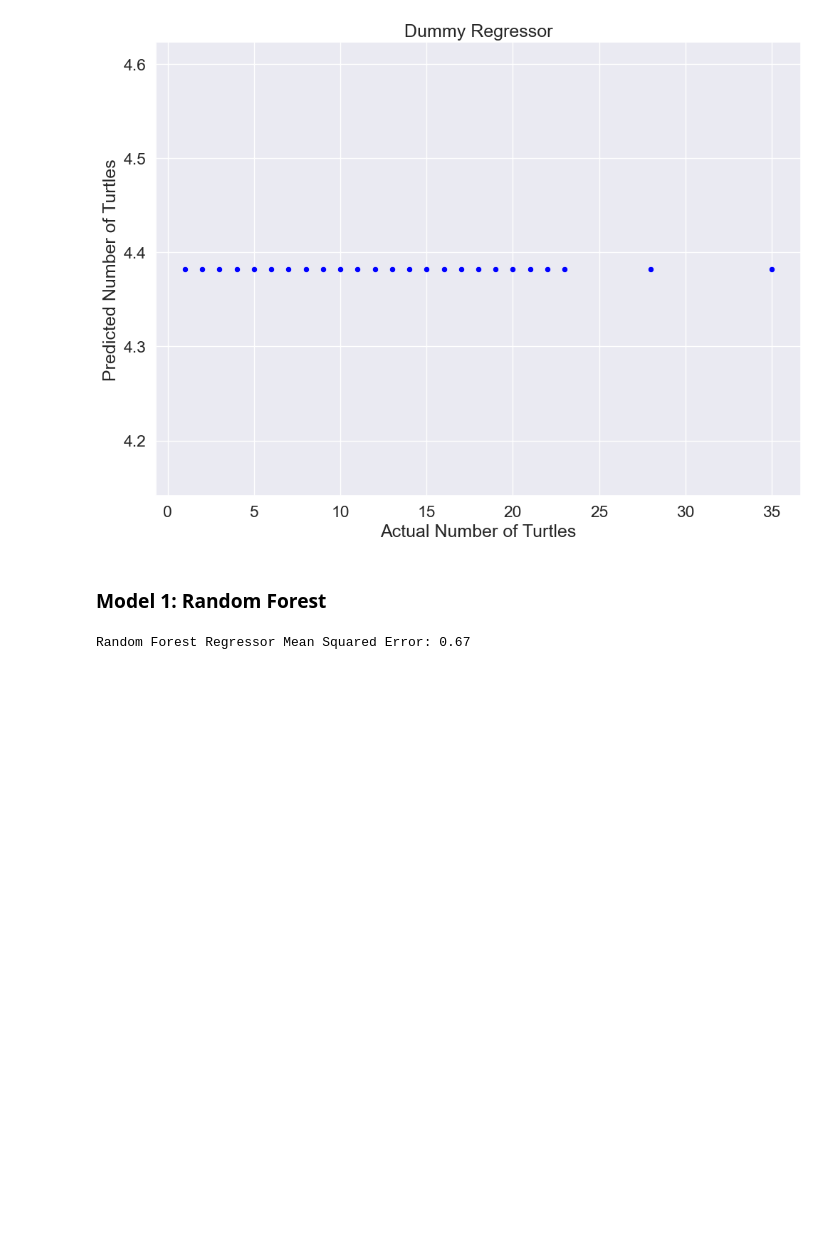
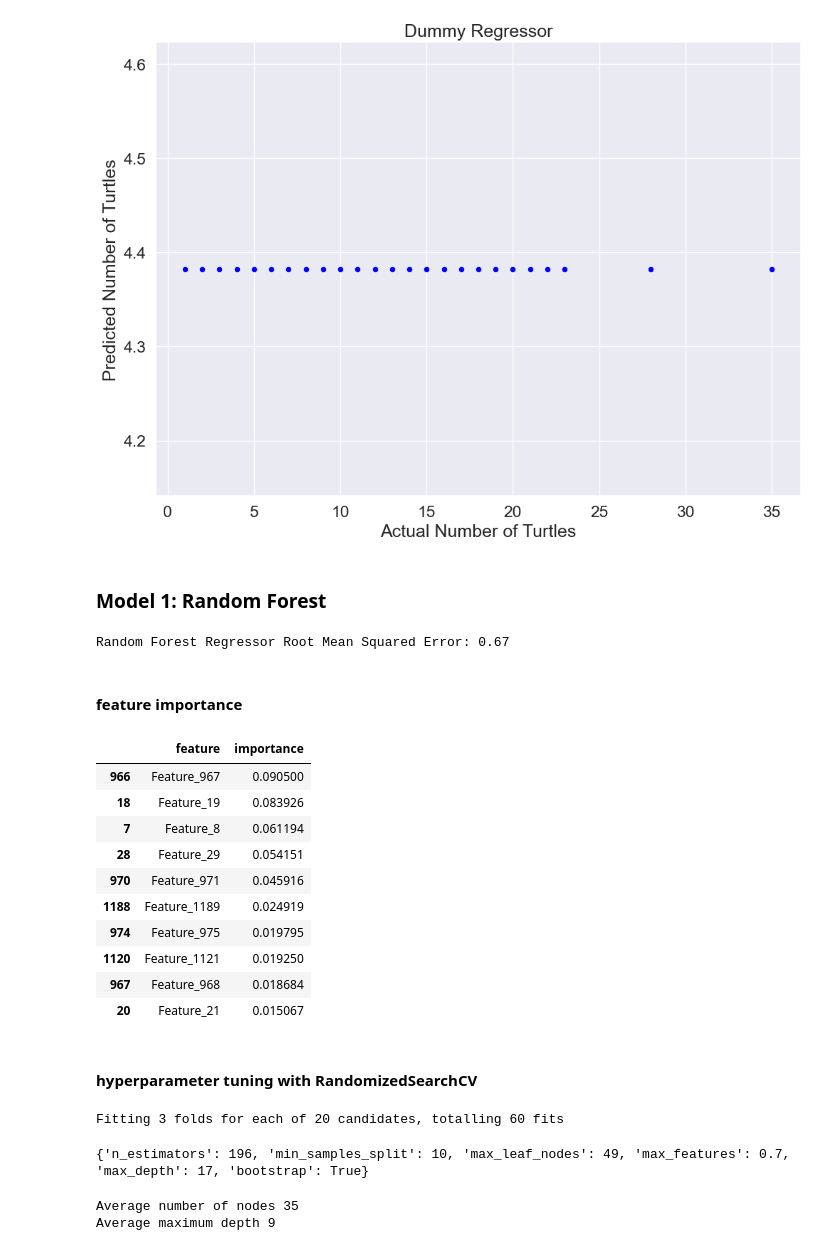
Before and after one commit to eigenaarti2/Ninja-Turtles, a Jupyter notebook: Baseline_new_start_janice.ipynb, the cells around one changed output. Cells and saved outputs as stored; diff of their text form; code cells hidden in the pictures; blank space fills up the shorter version.

Commit message:
janice notebok copy: trying out models and hyperparameter tuning

```diff
--- a/Baseline_new_start_janice.ipynb
+++ b/Baseline_new_start_janice.ipynb
@@ -581,6 +581,34 @@ y_pred_rf = random_forest_regressor.predict(x_test_trans)
 
 # Evaluate the model using Mean Squared Error (MSE)
 mse_rf = mean_squared_error(y_test, y_pred_rf)
-print('Random Forest Regressor Mean Squared Error: {:.2f}'.format(mse_rf))
+print('Random Forest Regressor Root Mean Squared Error: {:.2f}'.format(mse_rf, squared=False))
 # %% [output]
-Random Forest Regressor Mean Squared Error: 0.67
+Random Forest Regressor Root Mean Squared Error: 0.67
+# %% [markdown]
+#### feature importance
+# %%
+# Convert the NumPy array to a pandas DataFrame with feature names
+x_train_trans_df = pd.DataFrame(x_train_trans, columns=features)
+
+# Now you can access the columns attribute
+features = list(x_train_trans_df.columns)
+
+# Continue with your feature importance calculation
+fi = pd.DataFrame({'feature': features,
+                   'importance': random_forest_regressor.feature_importances_}).\
+                    sort_values('importance', ascending=False)
+fi.head(10)
+# %% [output]
+|  | feature | importance |
+| 966 | Feature_967 | 0.090500 |
+| 18 | Feature_19 | 0.083926 |
+| 7 | Feature_8 | 0.061194 |
+| 28 | Feature_29 | 0.054151 |
+| 970 | Feature_971 | 0.045916 |
+| 1188 | Feature_1189 | 0.024919 |
+| 974 | Feature_975 | 0.019795 |
+| 1120 | Feature_1121 | 0.019250 |
+| 967 | Feature_968 | 0.018684 |
+| 20 | Feature_21 | 0.015067 |
+# %% [markdown]
+#### hyperparameter tuning with RandomizedSearchCV
@@ -586,0 +618,27 @@ Random Forest Regressor Mean Squared Error: 0.67
+# %%
+from sklearn.model_selection import RandomizedSearchCV
+
+# Hyperparameter grid
+param_grid = {
+    'n_estimators': np.linspace(10, 200).astype(int),
+    'max_depth': [None] + list(np.linspace(3, 20).astype(int)),
+    'max_features': ['auto', 'sqrt', None] + list(np.arange(0.5, 1, 0.1)),
+    'max_leaf_nodes': [None] + list(np.linspace(10, 50, 500).astype(int)),
+    'min_samples_split': [2, 5, 10],
+    'bootstrap': [True, False]
+}
+
+# Estimator for use in random search
+estimator = RandomForestRegressor(random_state = RSEED)
+
+# Create the random search model
+rs = RandomizedSearchCV(estimator, param_grid, n_jobs = -1,
+                        scoring = 'neg_mean_squared_error', cv = 3,
+                        n_iter = 20, verbose = 1, random_state=RSEED)
+
+# Fit
+rs.fit(x_train_trans, y_train)
+print(rs.best_params_)
+# %% [output]
+Fitting 3 folds for each of 20 candidates, totalling 60 fits
+{'n_estimators': 196, 'min_samples_split': 10, 'max_leaf_nodes': 49, 'max_features': 0.7, 'max_depth': 17, 'bootstrap': True}
@@ -586,0 +647,13 @@ Random Forest Regressor Mean Squared Error: 0.67
+# %%
+n_nodes = []
+max_depths = []
+
+for ind_tree in best_model.estimators_:
+    n_nodes.append(ind_tree.tree_.node_count)
+    max_depths.append(ind_tree.tree_.max_depth)
+
+print(f'Average number of nodes {int(np.mean(n_nodes))}')
+print(f'Average maximum depth {int(np.mean(max_depths))}')
+# %% [output]
+Average number of nodes 35
+Average maximum depth 9
```
Also changed, not shown: parts of 12 cells of this notebook, 1 other file.
